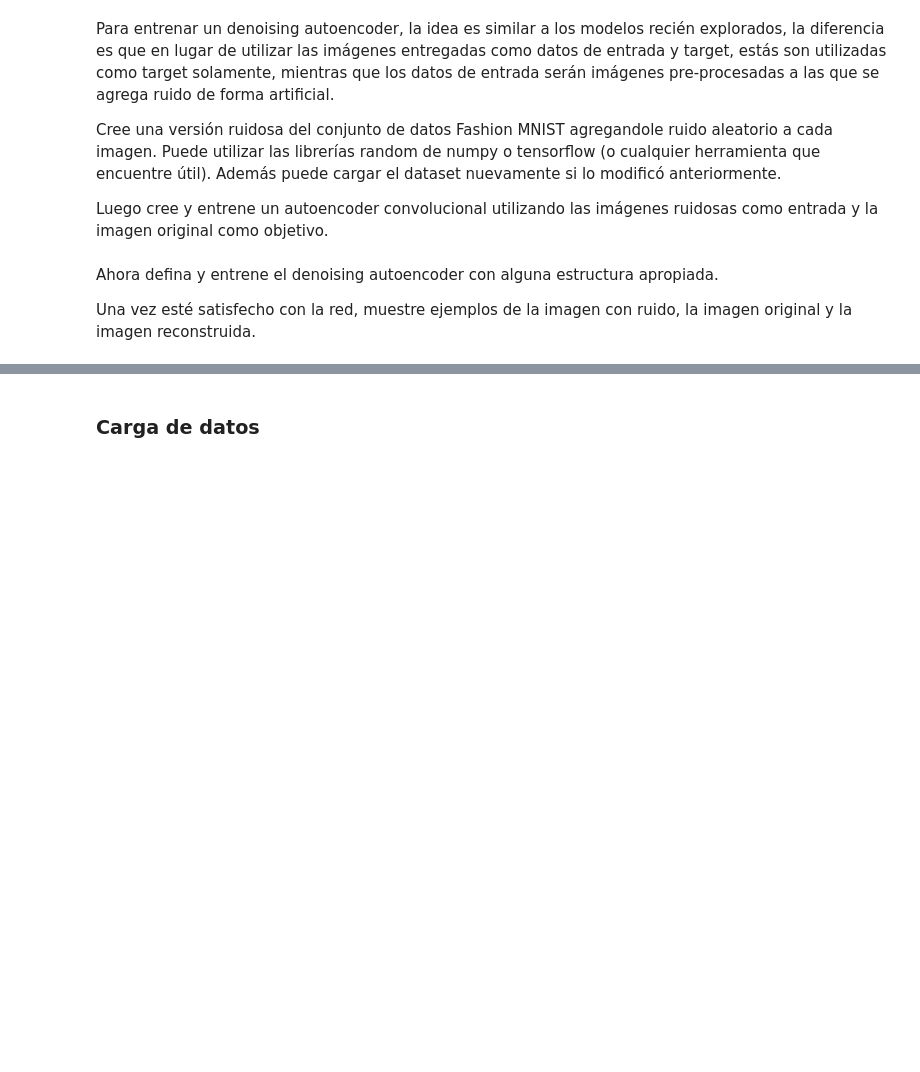
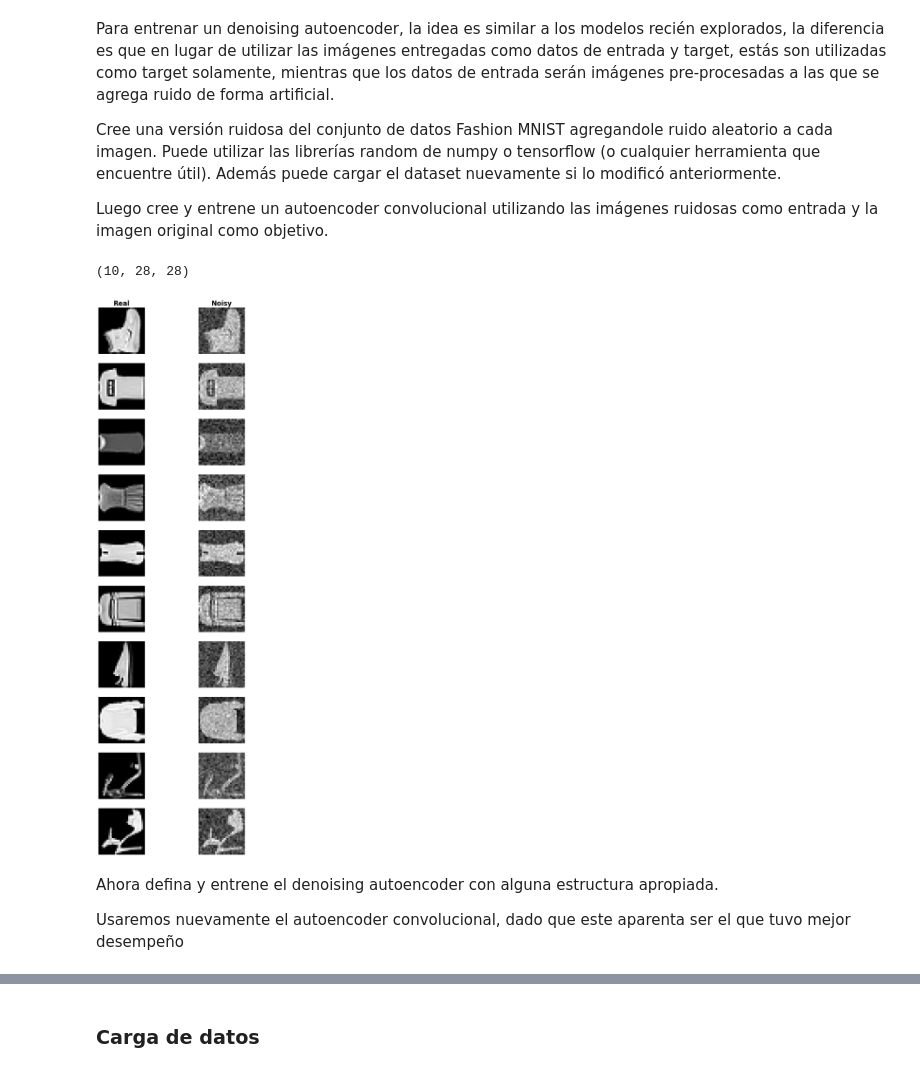
Before and after one commit to FabianCastellano/inf395_hw3, a Jupyter notebook: Tarea3_IMDB_Autoencoder.ipynb, the cells around one changed output, grey strips where cells are left out. Drawn from its saved outputs; the diff is of its cells as text; code cells hidden in the pictures; blank space fills up the shorter version.

Commit message:
first done version

```diff
--- a/Tarea3_IMDB_Autoencoder.ipynb
+++ b/Tarea3_IMDB_Autoencoder.ipynb
@@ -1137,4 +1245,0 @@ x_test_noisy = #. . .
-# %% [markdown]
-Ahora defina y entrene el denoising autoencoder con alguna estructura apropiada.
-
-Una vez esté satisfecho con la red, muestre ejemplos de la imagen con ruido, la imagen original y la imagen reconstruida.
@@ -1158,0 +1246,21 @@ denoising_autoencoder.compile(#. . .)
+# %%
+#add noise to the images
+
+std = .15
+
+x_train_noisy = x_train  + tf.random.normal(shape=x_train.shape, mean=0.0, stddev=std)
+x_test_noisy = x_test  + tf.random.normal(shape=x_test.shape, mean=0.0, stddev=std)
+# %%
+# show some images with their noisy versions
+
+sample = x_train_noisy[:10]
+noisy_sample = x_train[:10]
+print(sample.shape)
+plot_before_after(noisy_sample, sample, n_before='Real', n_after='Noisy')
+# %% [output]
+(10, 28, 28)
+[figure, added]
+# %% [markdown]
+Ahora defina y entrene el denoising autoencoder con alguna estructura apropiada.
+
+Usaremos nuevamente el autoencoder convolucional, dado que este aparenta ser el que tuvo mejor desempeño
```
Also changed, not shown: parts of 40 cells of this notebook.
